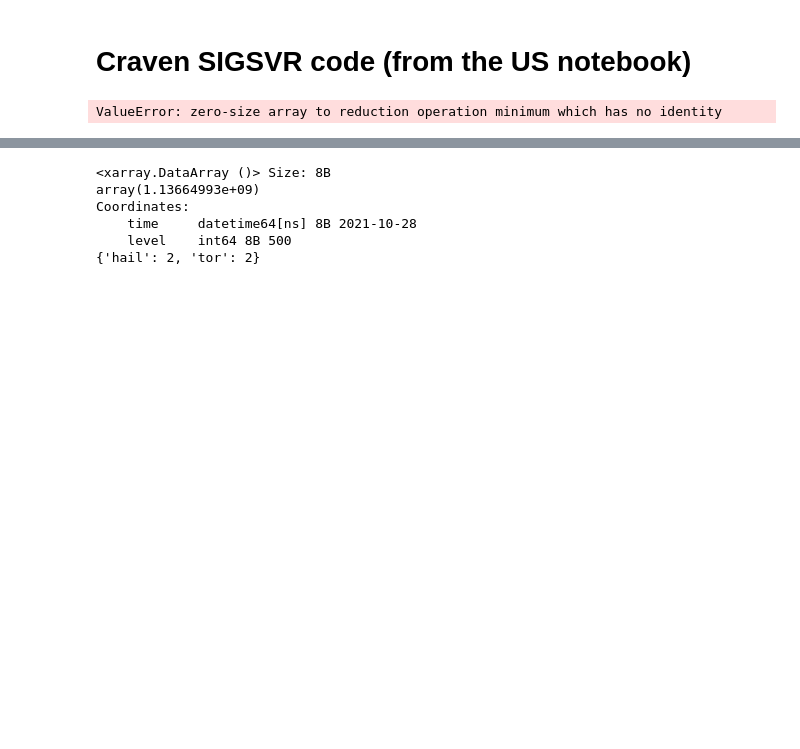
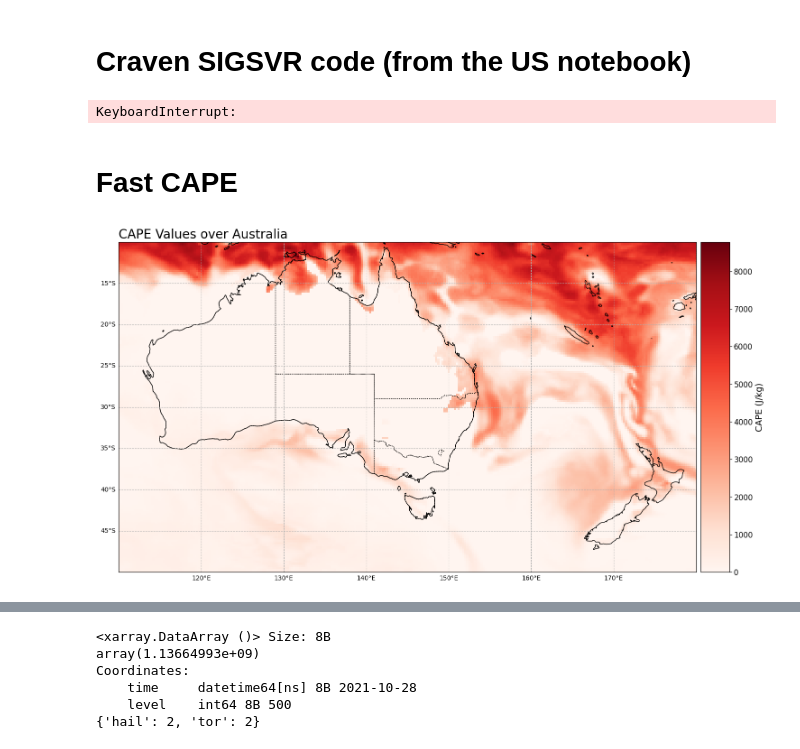
Before and after one commit to brightbandtech/ExtremeWeatherBench, a Jupyter notebook: docs/notebooks/craven_sigsvr_aus.ipynb, the cells around one changed output, grey strips where cells are left out. Cells and saved outputs as stored; diff of their text form; code cells hidden in the pictures; blank space fills up the shorter version.

Commit message:
edits to cape code and notebook

```diff
--- a/docs/notebooks/craven_sigsvr_aus.ipynb
+++ b/docs/notebooks/craven_sigsvr_aus.ipynb
@@ -496,10 +477,29 @@ era5_test = era5_test.transpose('time','latitude','longitude','level').sel(level
+# %%
+# test ERA5 over australia
+
+#print(new_australia_dataarray)
+
+era5_test = era5.sel(time=[date],latitude=new_australia_dataarray.latitude, longitude=new_australia_dataarray.longitude, method='nearest')
+era5_test = era5_test.rename({'10m_u_component_of_wind': 'surface_eastward_wind',
+                            '10m_v_component_of_wind': 'surface_northward_wind',
+                            'u_component_of_wind': 'eastward_wind',
+                            'v_component_of_wind': 'northward_wind',
+                            'temperature': 'air_temperature',
+                            })
+era5_test = era5_test.reindex(level = era5_test.level[::-1])
+era5_test = era5_test[['eastward_wind','northward_wind','air_temperature','surface_eastward_wind','surface_northward_wind','specific_humidity']]
+era5_test['pressure'] = xr.broadcast(era5_test['level'], era5_test['air_temperature'])[0]
+era5_test = era5_test.compute()
+era5_test['dewpoint_temperature'] = metpy.calc.dewpoint_from_specific_humidity(era5_test['level'] * metpy.units.units.hPa, era5_test['specific_humidity'] * metpy.units.units.dimensionless).metpy.dequantify()
+era5_test['air_temperature'] = era5_test['air_temperature'] - 273.15
+era5_test = era5_test.transpose('time','latitude','longitude','level').sel(level=era5_test.level>=20)
+# %% [output]
+KeyboardInterrupt:
+# %% [markdown]
+# Fast CAPE
 # %%
 # fast cape calculation
-import importlib
-from docs.notebooks import derived
-from docs.notebooks import calc
-importlib.reload(calc)
-importlib.reload(derived)
+date = pd.Timestamp(2021,10,28,00,00)
 era5_test = era5.sel(time=[date],latitude=new_australia_dataarray.latitude, longitude=new_australia_dataarray.longitude, method='nearest')
 era5_test = era5_test.rename({'10m_u_component_of_wind': 'surface_eastward_wind',
                             '10m_v_component_of_wind': 'surface_northward_wind',
@@ -514,9 +514,5 @@ era5_test['dewpoint_temperature'] = metpy.calc.dewpoint_from_specific_humidity(e
 
 era5_test = era5_test.rename({'air_temperature':'temperature','dewpoint_temperature':'dewpoint'})
 era5_test['pressure'] = xr.broadcast(era5_test['level'], era5_test['temperature'])[0]
-era5_test['dewpoint'] = era5_test['dewpoint'].metpy.dequantify()
-era5_test['temperature'] = era5_test['temperature'] - 273.15
+era5_test['dewpoint'] = era5_test['dewpoint'].metpy.dequantify() + 273.15
 era5_test = era5_test.transpose('time','latitude','longitude','level').sel(level=era5_test.level>=20)
-bb_cape, bb_cin = derived.mixed_layer_cape_cin(era5_test, pressure_var='pressure', temperature_var='temperature', temperature_dewpoint_var='dewpoint')
-# %% [output]
-ValueError: zero-size array to reduction operation minimum which has no identity
@@ -522,0 +521,45 @@ ValueError: zero-size array to reduction operation minimum which has no identity
+# %%
+# all temperatures in kelvin, pressure in hPa
+bb_cape, bb_cin = derived.mixed_layer_cape_cin(era5_test, pressure_var='pressure', temperature_var='temperature', temperature_dewpoint_var='dewpoint')
+
+# Create a new variable for Craven-Brooks significant severe parameter
+# Using bb_cape as the CAPE component
+# Create as DataArray with proper dimensions
+era5_craven_test = xr.DataArray(
+    bb_cape,
+    dims=['latitude', 'longitude','time'],
+    coords={
+        'time': era5_test.time,
+        'latitude': era5_test.latitude,
+        'longitude': era5_test.longitude
+    }
+)
+
+fig = plt.figure(figsize=(15, 10))
+ax = fig.add_subplot(1, 1, 1, projection=ccrs.PlateCarree())
+
+# Add map features
+ax.add_feature(cfeature.COASTLINE)
+ax.add_feature(cfeature.BORDERS, linestyle=':')
+ax.add_feature(cfeature.STATES, linestyle=':')
+
+# Plot the data with a red colormap
+cape_plot = era5_craven_test.plot(ax=ax, transform=ccrs.PlateCarree(),
+                                  cmap='Reds',add_colorbar=False,)
+
+# Set extent to Australia region
+ax.set_extent([left_lon, right_lon, bot_lat, top_lat], crs=ccrs.PlateCarree())
+ax.set_title('')
+# Add gridlines
+gl = ax.gridlines(draw_labels=True, linestyle='--')
+gl.top_labels = False
+gl.right_labels = False
+divider = make_axes_locatable(ax)
+cax = divider.append_axes("right", size="5%", pad=0.1, axes_class=plt.Axes)
+cbar = fig.colorbar(cape_plot, cax=cax, label="CAPE (J/kg)")
+cbar.set_label("CAPE (J/kg)", size=14)
+cbar.ax.tick_params(labelsize=12)
+ax.set_title('CAPE Values over Australia', loc='left', fontsize=20)
+plt.tight_layout()
+# %% [output]
+[figure, added]
```
Also changed, not shown: parts of 8 cells of this notebook, 2 other files.
